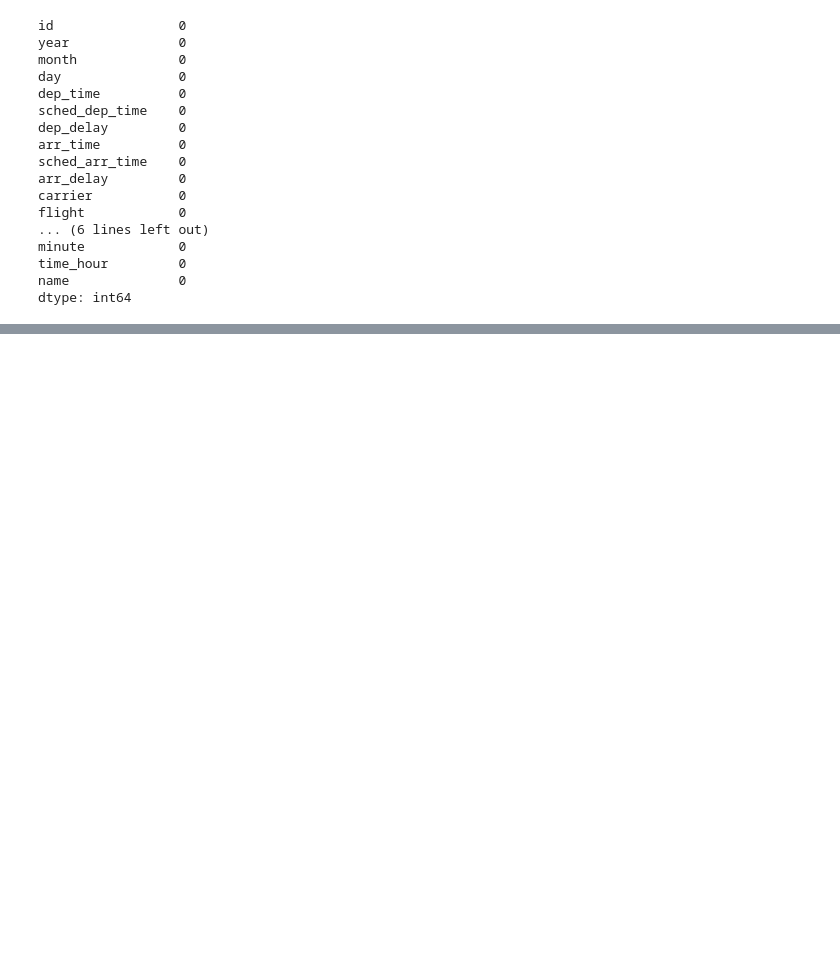
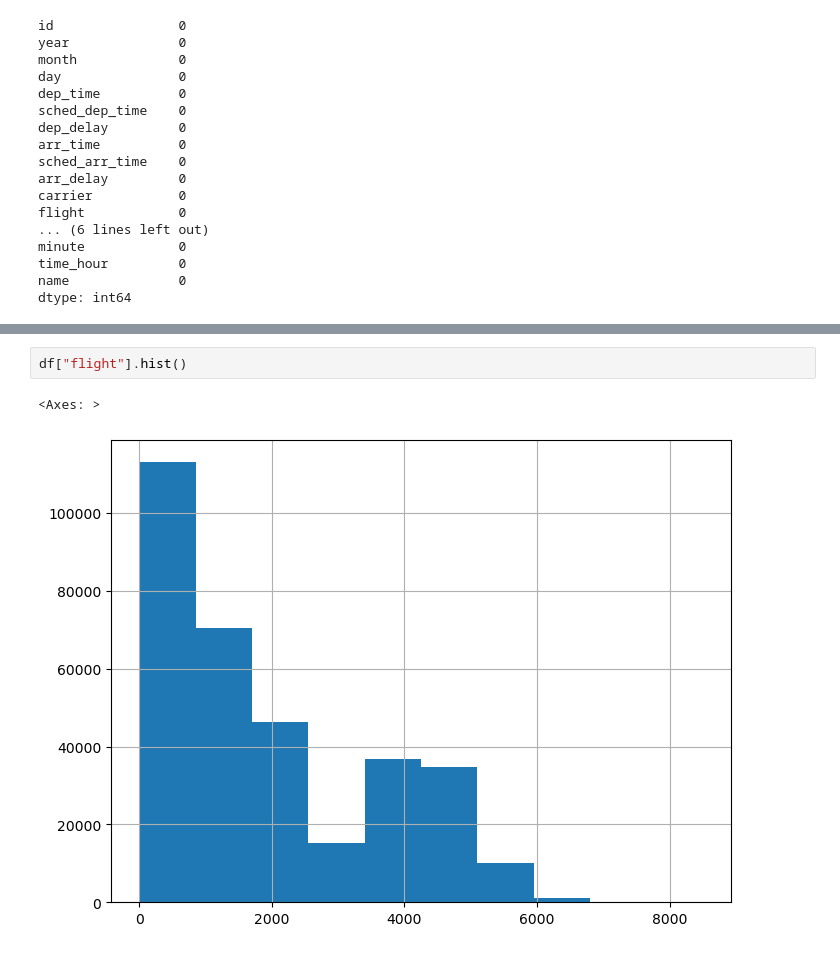
Before and after one commit to mobinghasemi/EDA_on_Flights, a Jupyter notebook: DATASCIENCE2_Ex04_mobin_ghasemi_kurd.ipynb, the cells around one changed output, grey strips where cells are left out. Saved outputs shown, nothing was run; the diff lists cells and outputs as text; blank space fills up the shorter version.

```diff
--- a/DATASCIENCE2_Ex04_mobin_ghasemi_kurd.ipynb
+++ b/DATASCIENCE2_Ex04_mobin_ghasemi_kurd.ipynb
@@ -387,0 +461,5 @@ dtype: int64
+# %%
+df["flight"].hist()
+# %% [output]
+<Axes: >
+[figure, added]
```
Also changed, not shown: parts of 17 cells of this notebook.
